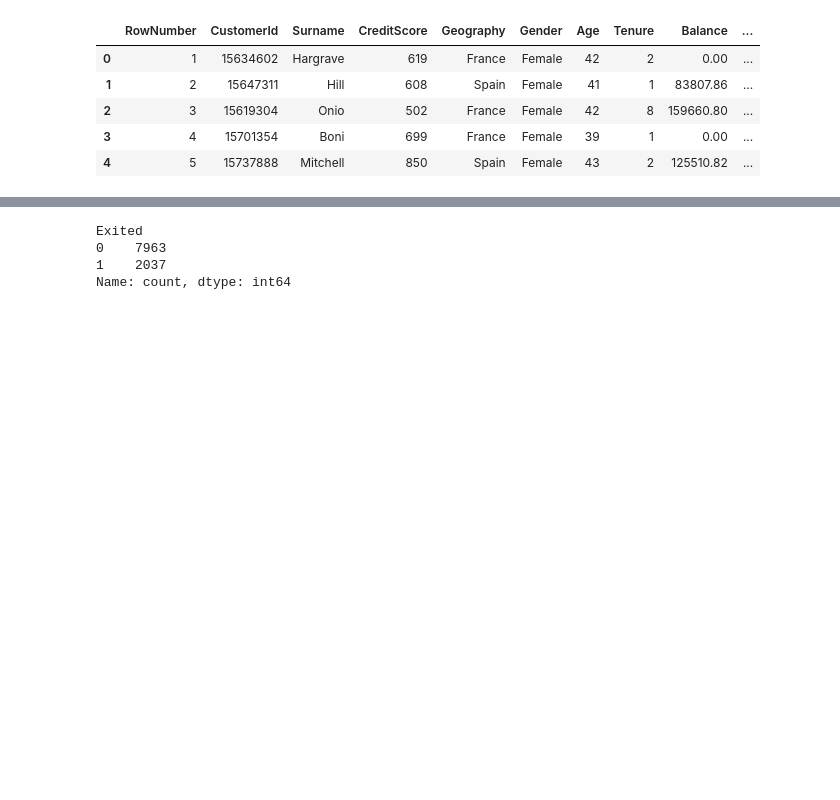
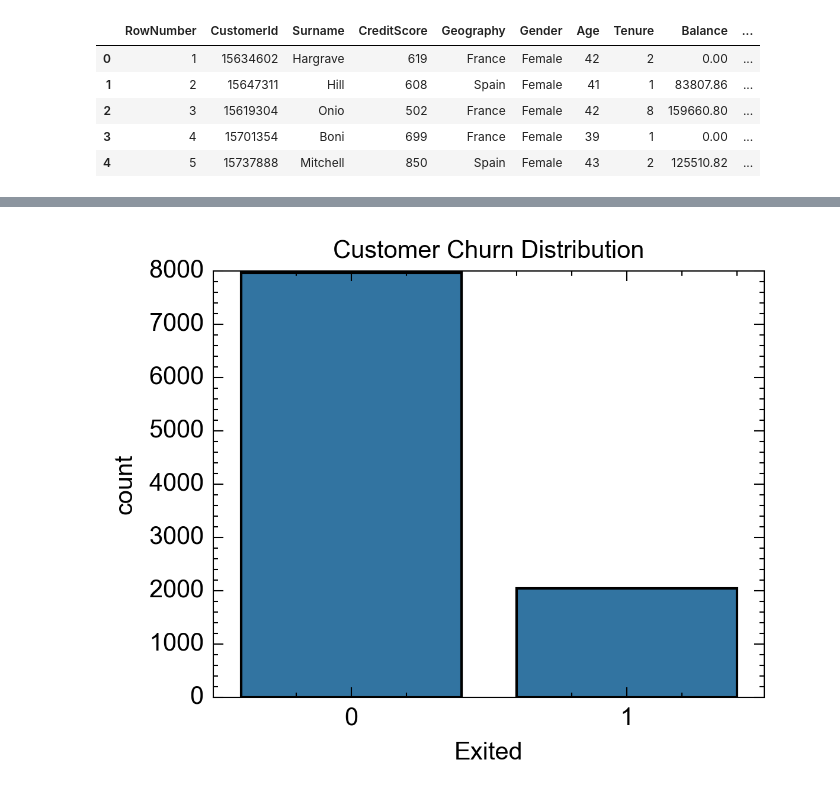
Before and after one commit to SinaMehboodi/bank-customer-churn-analysis, a Jupyter notebook: bank-customer-churn-analysis/notebooks/churn_analysis.ipynb, the cells around one changed output, grey strips where cells are left out. Saved outputs shown, nothing was run; the diff lists cells and outputs as text; code cells hidden in the pictures; blank space fills up the shorter version.

```diff
--- a/bank-customer-churn-analysis/notebooks/churn_analysis.ipynb
+++ b/bank-customer-churn-analysis/notebooks/churn_analysis.ipynb
@@ -37,9 +80,7 @@ df.head()
 # %%
-# How many customers left
-df["Exited"].value_counts()
+sns.countplot(data=df, x="Exited")
+plt.title("Customer Churn Distribution")
+plt.show()
 # %% [output]
-Exited
-0    7963
-1    2037
-Name: count, dtype: int64
+[figure, added]
 # %%
```
Also changed, not shown: parts of 8 cells of this notebook.
